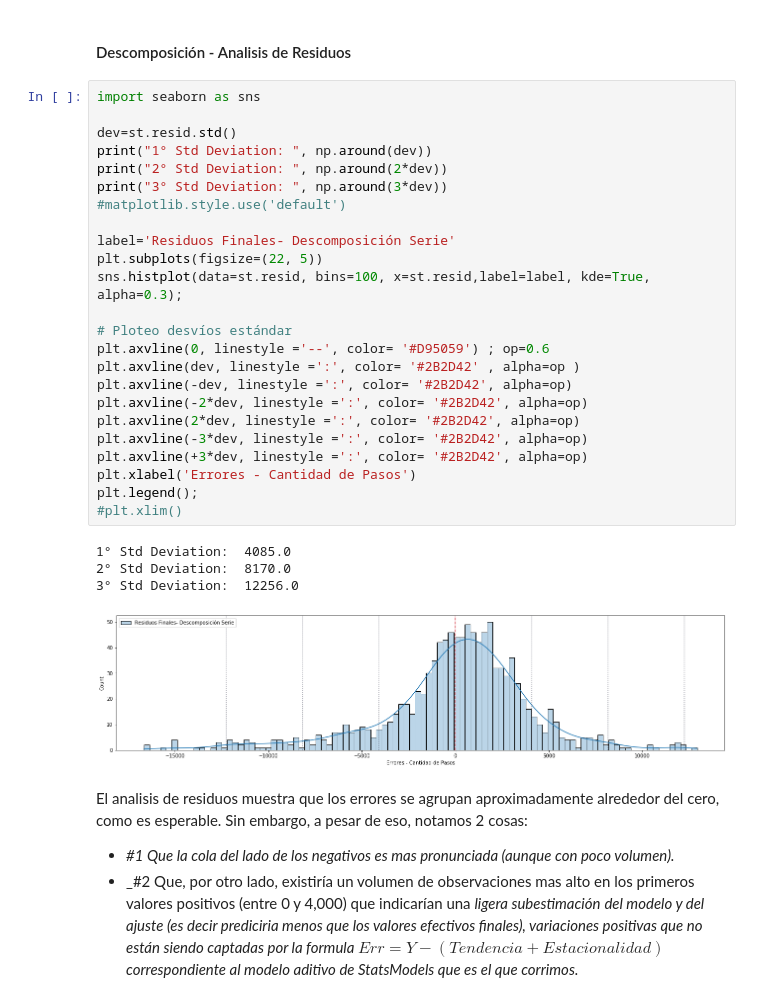
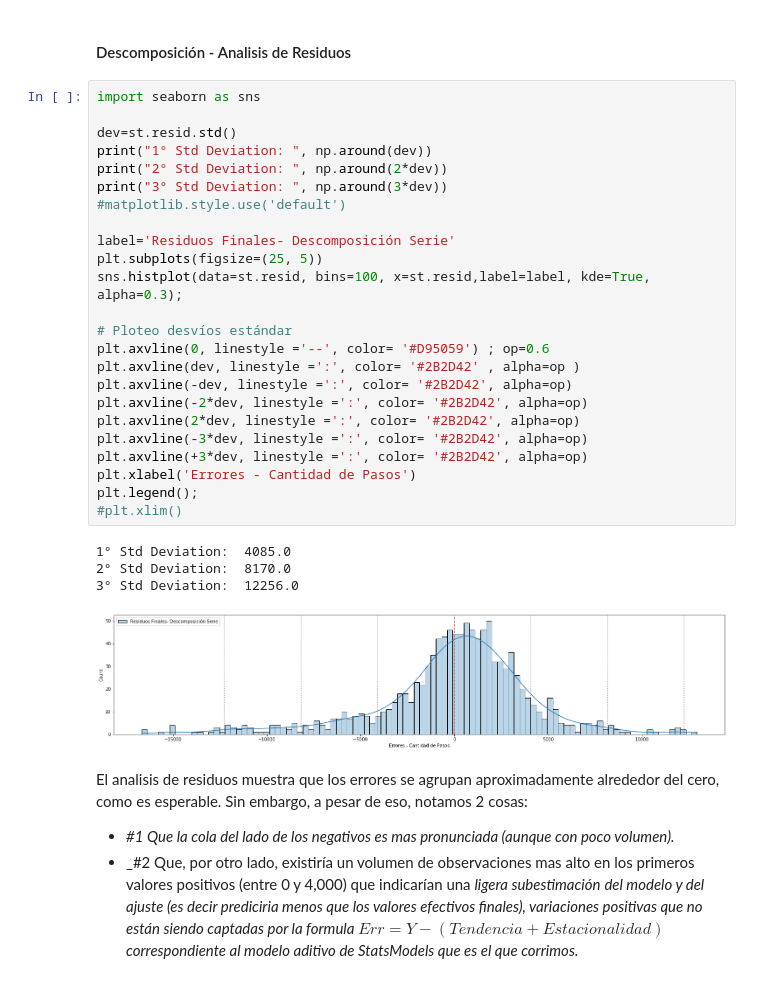
Before and after one commit to torres-federico-e/Acamica_proyecto_3, a Jupyter notebook: Proyecto 3 - Series de Tiempo.ipynb, the cells around one changed output. Saved outputs shown, nothing was run; the diff lists cells and outputs as text.

```diff
--- a/Proyecto 3 - Series de Tiempo.ipynb
+++ b/Proyecto 3 - Series de Tiempo.ipynb
@@ -825,32 +831,32 @@ Podemos, luego, ver el detalle de la semana del 5 de Noviembre. En donde se pued
 # %%
 import seaborn as sns
 
 dev=st.resid.std()
 print("1° Std Deviation: ", np.around(dev))
 print("2° Std Deviation: ", np.around(2*dev))
 print("3° Std Deviation: ", np.around(3*dev))
 #matplotlib.style.use('default')
 
 label='Residuos Finales- Descomposición Serie'
-plt.subplots(figsize=(22, 5))
+plt.subplots(figsize=(25, 5))
 sns.histplot(data=st.resid, bins=100, x=st.resid,label=label, kde=True, alpha=0.3);
 
 # Ploteo desvíos estándar
 plt.axvline(0, linestyle ='--', color= '#D95059') ; op=0.6
 plt.axvline(dev, linestyle =':', color= '#2B2D42' , alpha=op )
 plt.axvline(-dev, linestyle =':', color= '#2B2D42', alpha=op)
 plt.axvline(-2*dev, linestyle =':', color= '#2B2D42', alpha=op)
 plt.axvline(2*dev, linestyle =':', color= '#2B2D42', alpha=op)
 plt.axvline(-3*dev, linestyle =':', color= '#2B2D42', alpha=op)
 plt.axvline(+3*dev, linestyle =':', color= '#2B2D42', alpha=op)
 plt.xlabel('Errores - Cantidad de Pasos')
 plt.legend();
 #plt.xlim()
 # %% [output]
 1° Std Deviation:  4085.0
 2° Std Deviation:  8170.0
 3° Std Deviation:  12256.0
-[figure, old version]
+[figure, new version]
 # %% [markdown]
 El analisis de residuos muestra que los errores se agrupan aproximadamente alrededor del cero, como es esperable. Sin embargo, a pesar de eso, notamos 2 cosas:
 - _#1 Que la cola del lado de los negativos es mas pronunciada (aunque con poco volumen)._
```
Also changed, not shown: parts of 11 cells of this notebook.
